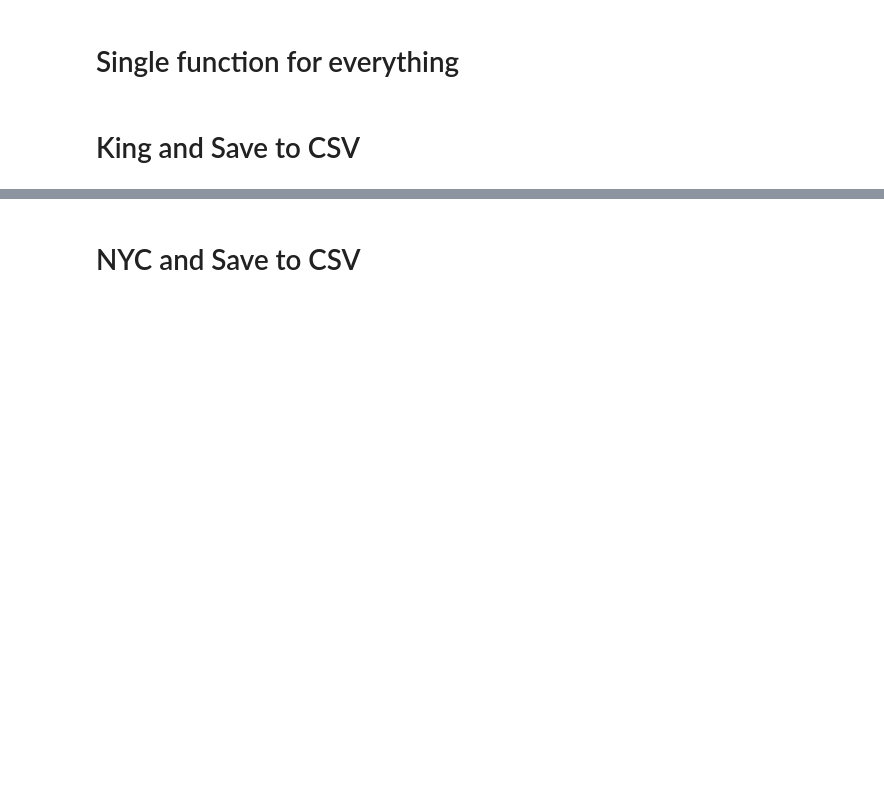
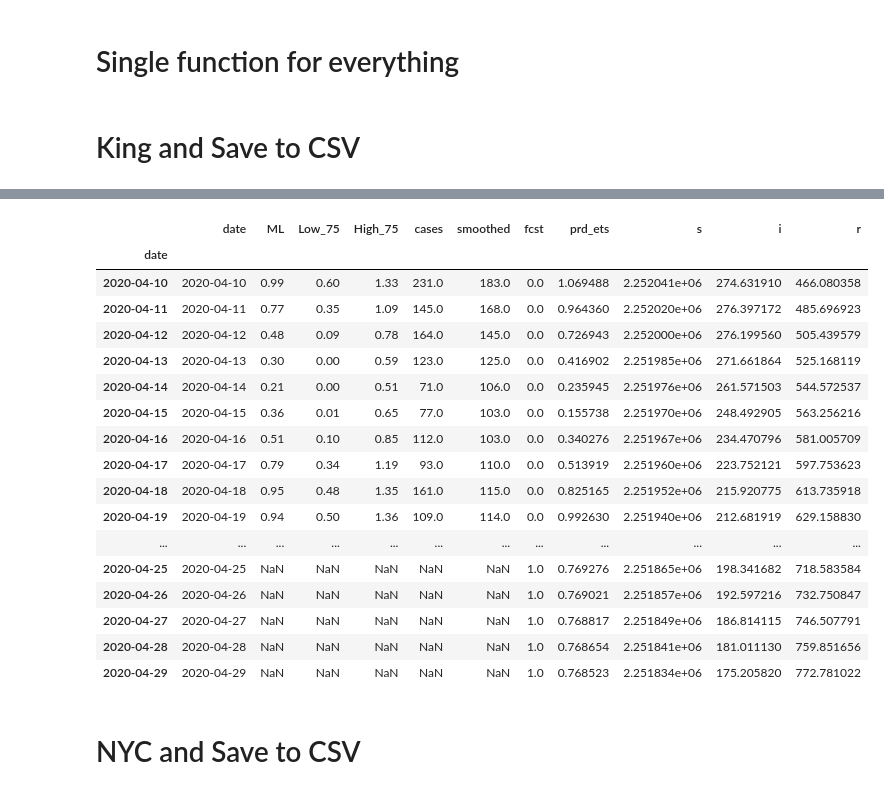
Before and after one commit to mmastand/chime, a Jupyter notebook: modeling/DynamicRt_Best_counties.ipynb, the cells around one changed output, grey strips where cells are left out. Saved outputs shown, nothing was run; the diff lists cells and outputs as text; code cells hidden in the pictures; blank space fills up the shorter version.

```diff
--- a/modeling/DynamicRt_Best_counties.ipynb
+++ b/modeling/DynamicRt_Best_counties.ipynb
@@ -638,7 +793,7 @@ def county_sir(county_states, horizon=30, forecast_method = "prd_spln", fudge_fa
 # %%
 fm = "prd_ets"
 c = [county_state("King", "Washington")]
-sir_df = county_sir(c, horizon=50, forecast_method=fm, fudge_factor=4)
+sir_df = county_sir(c, horizon=50, forecast_method=fm, fudge_factor=2.5)
 
 # Plot forecast
 fig, axes = plt.subplots(nrows=1, ncols=1, figsize=(1200/72,400/72))
@@ -658,3 +813,24 @@ king.to_csv("king_ets_ff4.csv")
+# %%
+king.iloc[40:60]
+# %% [output]
+|  | date | ML | Low_75 | High_75 | cases | smoothed | fcst | prd_ets | s | i | r |
+| date |  |  |  |  |  |  |  |  |  |  |  |
+| 2020-04-10 | 2020-04-10 | 0.99 | 0.60 | 1.33 | 231.0 | 183.0 | 0.0 | 1.069488 | 2.252041e+06 | 274.631910 | 466.080358 |
+| 2020-04-11 | 2020-04-11 | 0.77 | 0.35 | 1.09 | 145.0 | 168.0 | 0.0 | 0.964360 | 2.252020e+06 | 276.397172 | 485.696923 |
+| 2020-04-12 | 2020-04-12 | 0.48 | 0.09 | 0.78 | 164.0 | 145.0 | 0.0 | 0.726943 | 2.252000e+06 | 276.199560 | 505.439579 |
+| 2020-04-13 | 2020-04-13 | 0.30 | 0.00 | 0.59 | 123.0 | 125.0 | 0.0 | 0.416902 | 2.251985e+06 | 271.661864 | 525.168119 |
+| 2020-04-14 | 2020-04-14 | 0.21 | 0.00 | 0.51 | 71.0 | 106.0 | 0.0 | 0.235945 | 2.251976e+06 | 261.571503 | 544.572537 |
+| 2020-04-15 | 2020-04-15 | 0.36 | 0.01 | 0.65 | 77.0 | 103.0 | 0.0 | 0.155738 | 2.251970e+06 | 248.492905 | 563.256216 |
+| 2020-04-16 | 2020-04-16 | 0.51 | 0.10 | 0.85 | 112.0 | 103.0 | 0.0 | 0.340276 | 2.251967e+06 | 234.470796 | 581.005709 |
+| 2020-04-17 | 2020-04-17 | 0.79 | 0.34 | 1.19 | 93.0 | 110.0 | 0.0 | 0.513919 | 2.251960e+06 | 223.752121 | 597.753623 |
+| 2020-04-18 | 2020-04-18 | 0.95 | 0.48 | 1.35 | 161.0 | 115.0 | 0.0 | 0.825165 | 2.251952e+06 | 215.920775 | 613.735918 |
+| 2020-04-19 | 2020-04-19 | 0.94 | 0.50 | 1.36 | 109.0 | 114.0 | 0.0 | 0.992630 | 2.251940e+06 | 212.681919 | 629.158830 |
+| ... | ... | ... | ... | ... | ... | ... | ... | ... | ... | ... | ... |
+| 2020-04-25 | 2020-04-25 | NaN | NaN | NaN | NaN | NaN | 1.0 | 0.769276 | 2.251865e+06 | 198.341682 | 718.583584 |
+| 2020-04-26 | 2020-04-26 | NaN | NaN | NaN | NaN | NaN | 1.0 | 0.769021 | 2.251857e+06 | 192.597216 | 732.750847 |
+| 2020-04-27 | 2020-04-27 | NaN | NaN | NaN | NaN | NaN | 1.0 | 0.768817 | 2.251849e+06 | 186.814115 | 746.507791 |
+| 2020-04-28 | 2020-04-28 | NaN | NaN | NaN | NaN | NaN | 1.0 | 0.768654 | 2.251841e+06 | 181.011130 | 759.851656 |
+| 2020-04-29 | 2020-04-29 | NaN | NaN | NaN | NaN | NaN | 1.0 | 0.768523 | 2.251834e+06 | 175.205820 | 772.781022 |
 # %% [markdown]
 # NYC and Save to CSV
 # %%
```
Also changed, not shown: parts of 19 cells of this notebook, 2 other files.
